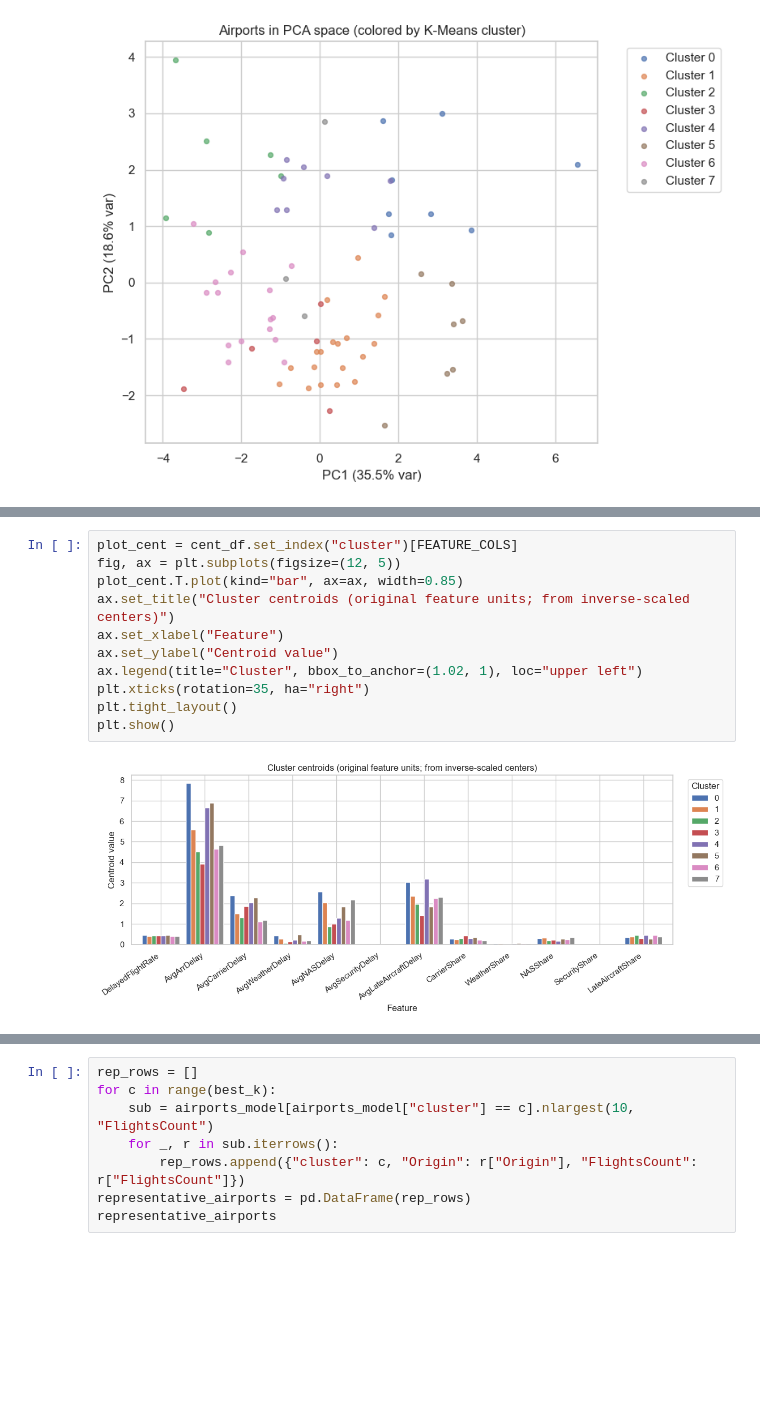
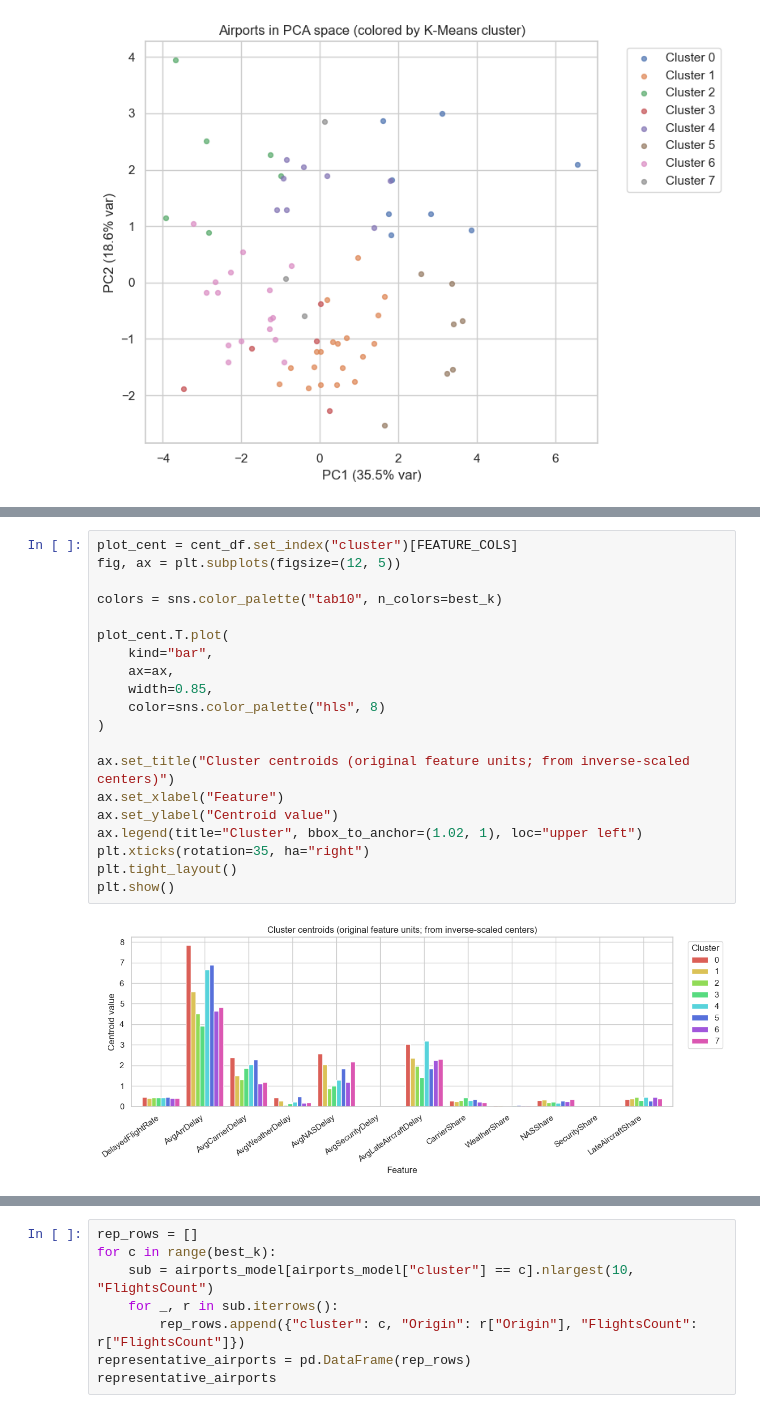
Before and after one commit to zuhrahmoh/Big-Data-Project, a Jupyter notebook: 04_airport_clustering.ipynb, the cells around one changed output, grey strips where cells are left out. Saved outputs shown, nothing was run; the diff lists cells and outputs as text; blank space fills up the shorter version.

```diff
--- a/04_airport_clustering.ipynb
+++ b/04_airport_clustering.ipynb
@@ -233,13 +397,22 @@ plt.show()
 # %%
 plot_cent = cent_df.set_index("cluster")[FEATURE_COLS]
 fig, ax = plt.subplots(figsize=(12, 5))
-plot_cent.T.plot(kind="bar", ax=ax, width=0.85)
+
+colors = sns.color_palette("tab10", n_colors=best_k)
+
+plot_cent.T.plot(
+    kind="bar",
+    ax=ax,
+    width=0.85,
+    color=sns.color_palette("hls", 8)
+)
+
 ax.set_title("Cluster centroids (original feature units; from inverse-scaled centers)")
 ax.set_xlabel("Feature")
 ax.set_ylabel("Centroid value")
 ax.legend(title="Cluster", bbox_to_anchor=(1.02, 1), loc="upper left")
 plt.xticks(rotation=35, ha="right")
 plt.tight_layout()
 plt.show()
 # %% [output]
-[figure, old version]
+[figure, new version]
```
Also changed, not shown: parts of 36 cells of this notebook, 3 other files.
